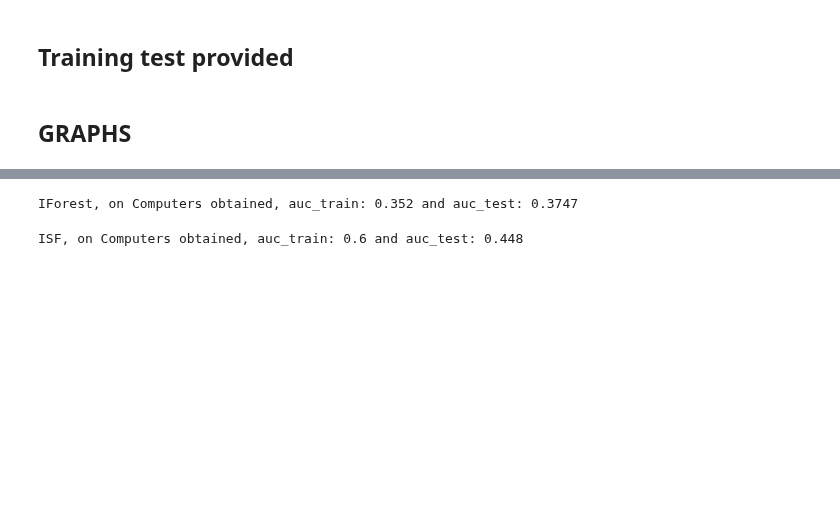
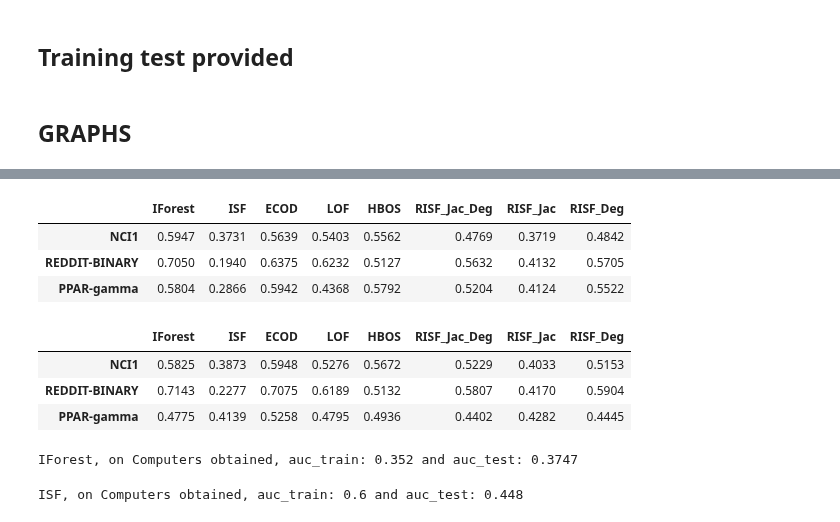
Before and after one commit to SebChw/RSIF, a Jupyter notebook: notebooks/experiments.ipynb, the cells around one changed output, grey strips where cells are left out. Drawn from its saved outputs; the diff is of its cells as text; code cells hidden in the pictures; blank space fills up the shorter version.

```diff
--- a/notebooks/experiments.ipynb
+++ b/notebooks/experiments.ipynb
@@ -204,3 +193,23 @@ TypeError: make_X_numeric() takes 1 positional argument but 2 were given
+# %%
+for split, result in results.items():
+    df = pd.DataFrame(result)
+    df.to_pickle(f'../results/{split}_graphs.pkl')
+# %%
+#TEST
+df
+# %% [output]
+|  | IForest | ISF | ECOD | LOF | HBOS | RISF_Jac_Deg | RISF_Jac | RISF_Deg |
+| NCI1 | 0.5947 | 0.3731 | 0.5639 | 0.5403 | 0.5562 | 0.4769 | 0.3719 | 0.4842 |
+| REDDIT-BINARY | 0.7050 | 0.1940 | 0.6375 | 0.6232 | 0.5127 | 0.5632 | 0.4132 | 0.5705 |
+| PPAR-gamma | 0.5804 | 0.2866 | 0.5942 | 0.4368 | 0.5792 | 0.5204 | 0.4124 | 0.5522 |
+# %%
+#TRAIN
+df
+# %% [output]
+|  | IForest | ISF | ECOD | LOF | HBOS | RISF_Jac_Deg | RISF_Jac | RISF_Deg |
+| NCI1 | 0.5825 | 0.3873 | 0.5948 | 0.5276 | 0.5672 | 0.5229 | 0.4033 | 0.5153 |
+| REDDIT-BINARY | 0.7143 | 0.2277 | 0.7075 | 0.6189 | 0.5132 | 0.5807 | 0.4170 | 0.5904 |
+| PPAR-gamma | 0.4775 | 0.4139 | 0.5258 | 0.4795 | 0.4936 | 0.4402 | 0.4282 | 0.4445 |
 # %%
 clfs_names = ["IForest", "ISF", 'ECOD', 'LOF', 'HBOS', "RISF"]
 results = {x: {} for x in clfs_names}
```
Also changed, not shown: parts of 5 cells of this notebook, 3 other files.
